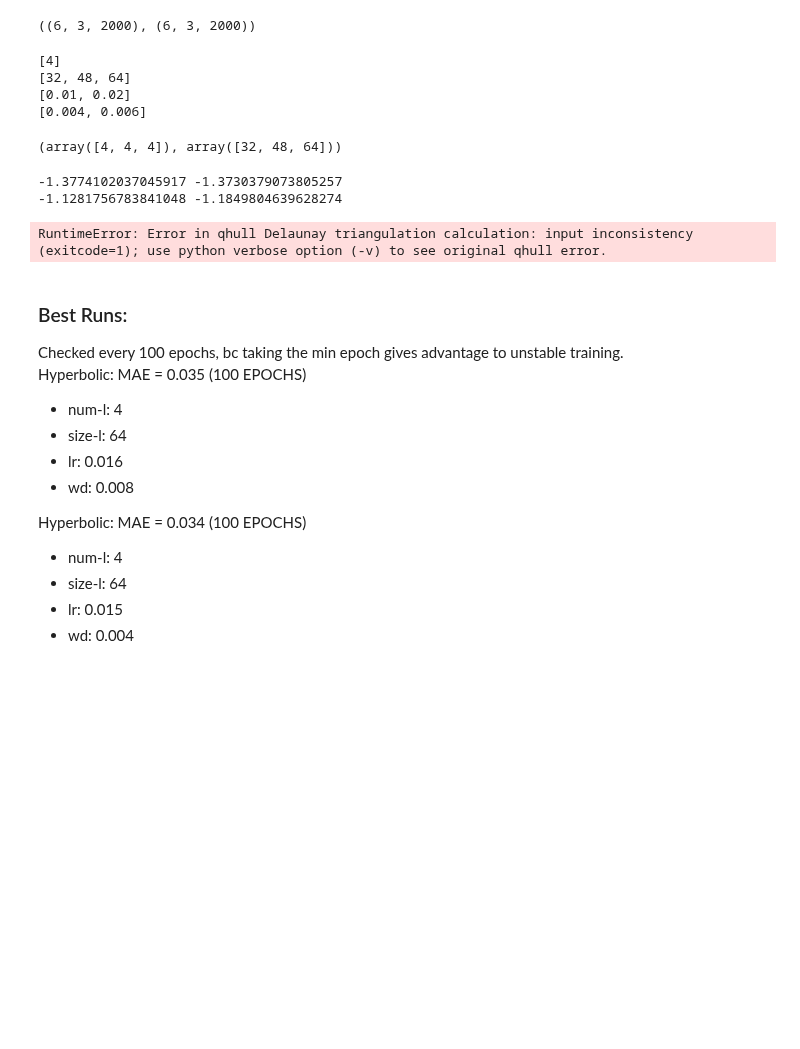
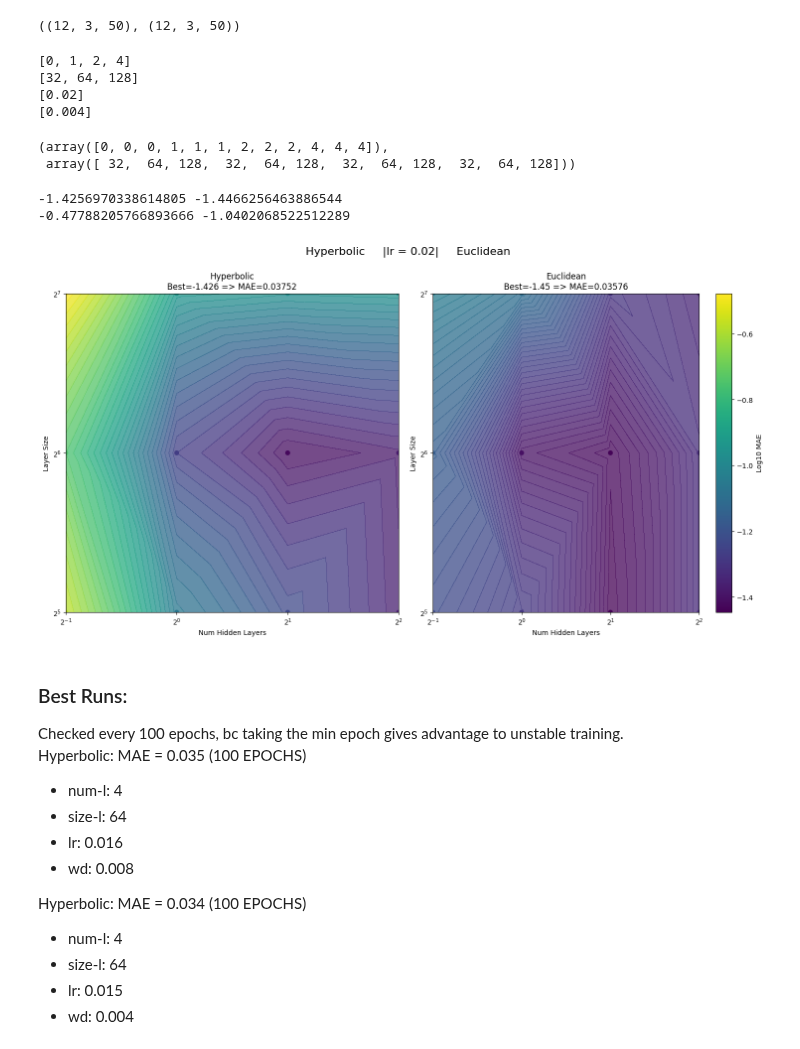
Before and after one commit to Rory-Dam/master_thesis, a Jupyter notebook: strawberry/plot_results.ipynb, the cells around one changed output. Drawn from its saved outputs; the diff is of its cells as text; code cells hidden in the pictures; blank space fills up the shorter version.

```diff
--- a/strawberry/plot_results.ipynb
+++ b/strawberry/plot_results.ipynb
@@ -35,13 +35,11 @@ def parse_results(file_name):
     grid_search_results = [(params, np.array(values)) for params, values in grid_search_results]
     return grid_search_results
 # %%
-# both_res = parse_results('grid_search_results/hyp_wide_100.txt')
-# hyp_res = both_res[:len(both_res)//2]
-# euc_res = both_res[len(both_res)//2:]
+both_res = parse_results('grid_search_results/both_init_small_50.txt')
+hyp_res = both_res[:len(both_res)//2]
+euc_res = both_res[len(both_res)//2:]
 # hyp_res = both_res
 # euc_res = both_res
-hyp_res = parse_results('grid_search_results/hyp_small_2000.txt')[0::2]
-euc_res = parse_results('grid_search_results/hyp_small_2000.txt')[1::2]
 # %%
 hyp_params = np.array([p for p, _ in hyp_res])
 hyp_values = np.array([v for _, v in hyp_res])
@@ -51,7 +49,7 @@ euc_values = np.array([v for _, v in euc_res])
 
 hyp_values.shape, euc_values.shape
 # %% [output]
-((6, 3, 2000), (6, 3, 2000))
+((12, 3, 50), (12, 3, 50))
 # %%
 IN_SIZE = 89
 OUT_SIZE = 1
@@ -66,10 +64,10 @@ print(LAYER_SIZE)
 print(LR)
 print(WD)
 # %% [output]
-[4]
-[32, 48, 64]
-[0.01, 0.02]
-[0.004, 0.006]
+[0, 1, 2, 4]
+[32, 64, 128]
+[0.02]
+[0.004]
 # %%
 num_hidden_layers = np.array(NUM_HIDDEN_LAYERS).repeat(len(LAYER_SIZE))
 layer_size = np.tile(LAYER_SIZE, len(NUM_HIDDEN_LAYERS))
@@ -79,11 +77,12 @@ real_sizes = (num_hidden_layers * layer_size**2).flatten() + ((np.zeros_like(num
 # %%
 num_hidden_layers, layer_size
 # %% [output]
-(array([4, 4, 4]), array([32, 48, 64]))
+(array([0, 0, 0, 1, 1, 1, 2, 2, 2, 4, 4, 4]),
+ array([ 32,  64, 128,  32,  64, 128,  32,  64, 128,  32,  64, 128]))
 # %%
 for i, lr in enumerate(LR):
-    hyp_data = np.log10(hyp_values.mean(axis=1)[:,100].reshape(-1,len(LR))[:,i])
-    euc_data = np.log10(euc_values.mean(axis=1)[:,100].reshape(-1,len(LR))[:,i])
+    hyp_data = np.log10(hyp_values.mean(axis=1)[:,-1].reshape(-1,len(LR))[:,i])
+    euc_data = np.log10(euc_values.mean(axis=1)[:,-1].reshape(-1,len(LR))[:,i])
 
     min_val = min(np.min(hyp_data), np.min(euc_data))
     max_val = max(np.max(hyp_data), np.max(euc_data))
@@ -105,36 +104,36 @@ for i, lr in enumerate(LR):
     plt.suptitle(f'Hyperbolic     |lr = {lr}|     Euclidean', fontsize=16, y=1)
 
     plt.subplot(121)
     plt.tricontourf(mesh, hyp_data, levels=40, cmap=cmap, norm=norm, alpha=0.75)
     plt.scatter(num_hidden_layers_adjust, layer_size, c=hyp_data, cmap=cmap, norm=norm)
 
     plt.title(f'Hyperbolic\nBest={np.min(hyp_data):.3f} => MAE={np.power(10, np.min(hyp_data)):.5f}')
     plt.xlabel('Num Hidden Layers')
     plt.ylabel('Layer Size')
 
     plt.xscale('log', base=2)
     plt.yscale('log', base=2)
 
 
     plt.subplot(122)
     euc_contourf = plt.tricontourf(mesh, euc_data, levels=40, cmap=cmap, norm=norm, alpha=0.75)
     euc_scatter = plt.scatter(num_hidden_layers_adjust, layer_size, c=euc_data, cmap=cmap, norm=norm)
     plt.colorbar(euc_scatter, label='Log10 MAE')
 
 
     plt.title(f'Euclidean\nBest={np.min(euc_data):.3} => MAE={np.power(10, np.min(euc_data)):.5f}')
     plt.xlabel('Num Hidden Layers')
     plt.ylabel('Layer Size')
 
     plt.xscale('log', base=2)
     plt.yscale('log', base=2)
 
     plt.tight_layout()
     plt.show()
 # %% [output]
--1.3774102037045917 -1.3730379073805257
--1.1281756783841048 -1.1849804639628274
+-1.4256970338614805 -1.4466256463886544
+-0.47788205766893666 -1.0402068522512289
-RuntimeError: Error in qhull Delaunay triangulation calculation: input inconsistency (exitcode=1); use python verbose option (-v) to see original qhull error.
+[figure, added]
 # %% [markdown]
 <h3>Best Runs:</h3>
 Checked every 100 epochs, bc taking the min epoch gives advantage to unstable training.
```
Also changed, not shown: 45 other files.
